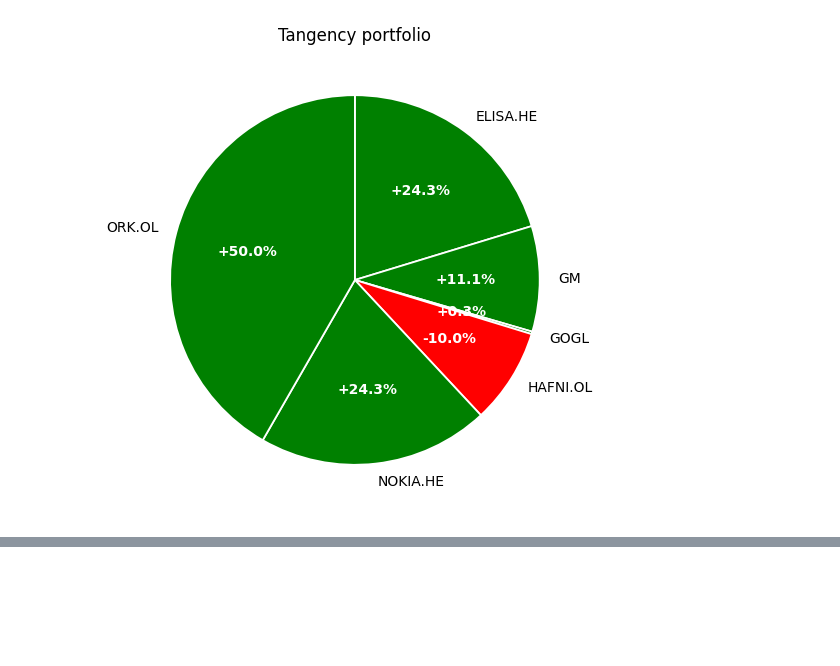
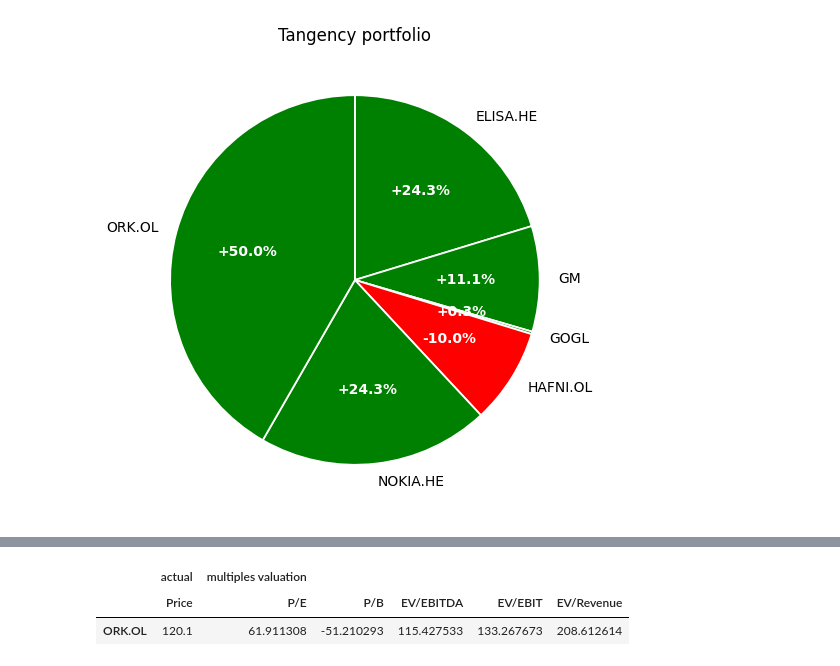
Before and after one commit to eliasyter/Financial_Toolbox, a Jupyter notebook: proof_of_concept.ipynb, the cells around one changed output, grey strips where cells are left out. Saved outputs shown, nothing was run; the diff lists cells and outputs as text; code cells hidden in the pictures; blank space fills up the shorter version.

```diff
--- a/proof_of_concept.ipynb
+++ b/proof_of_concept.ipynb
@@ -148,0 +163,11 @@ Ret/Vol: 14.14
+# %%
+from valuation import Multiples_Valuation
+
+peers = stocks.split(" ")
+peers.remove("ORK.OL")
+peers = " ".join(peers)
+Multiples_Valuation(candidate="ORK.OL", peers=peers, verbose=False)
+# %% [output]
+|  | actual | multiples valuation |  |  |  |  |
+|  | Price | P/E | P/B | EV/EBITDA | EV/EBIT | EV/Revenue |
+| ORK.OL | 120.1 | 61.911308 | -51.210293 | 115.427533 | 133.267673 | 208.612614 |
```
Also changed, not shown: parts of 2 cells of this notebook, 2 other files.
